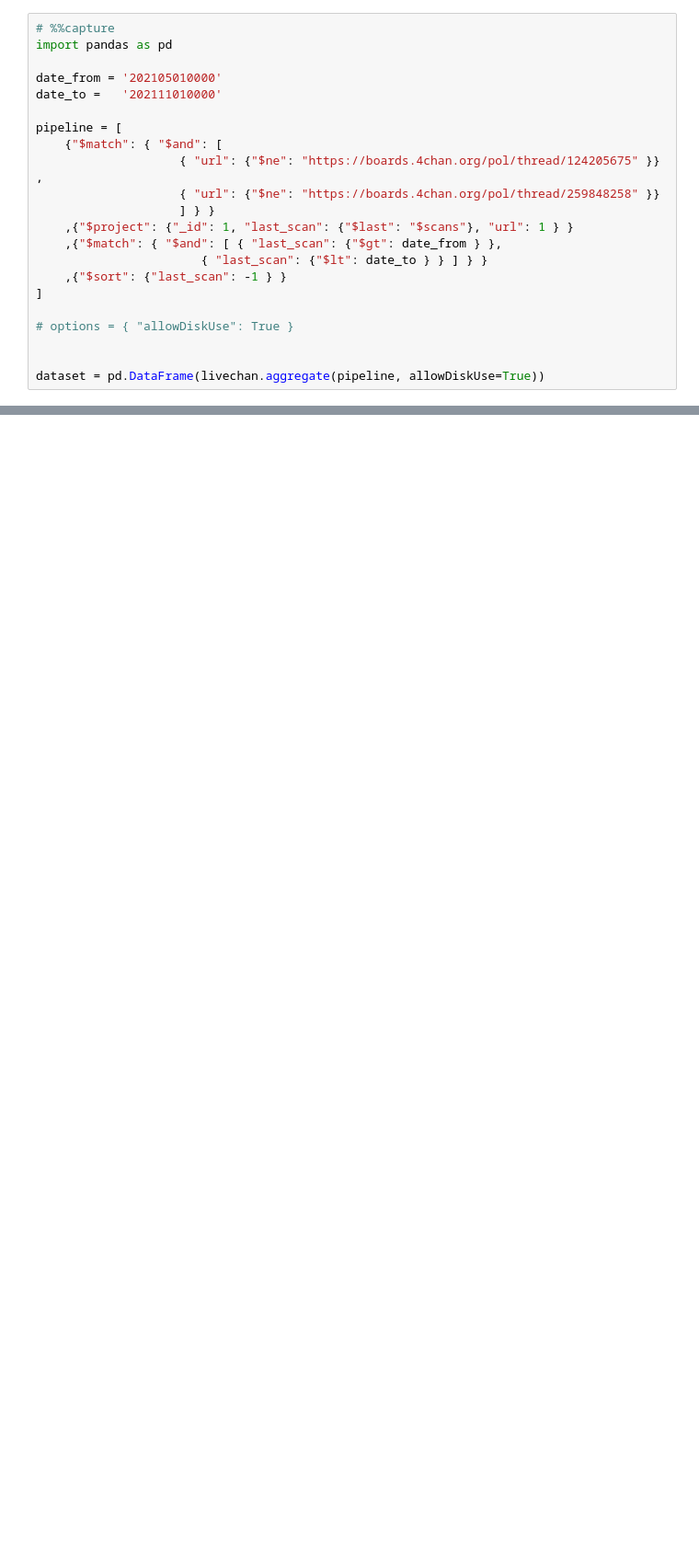
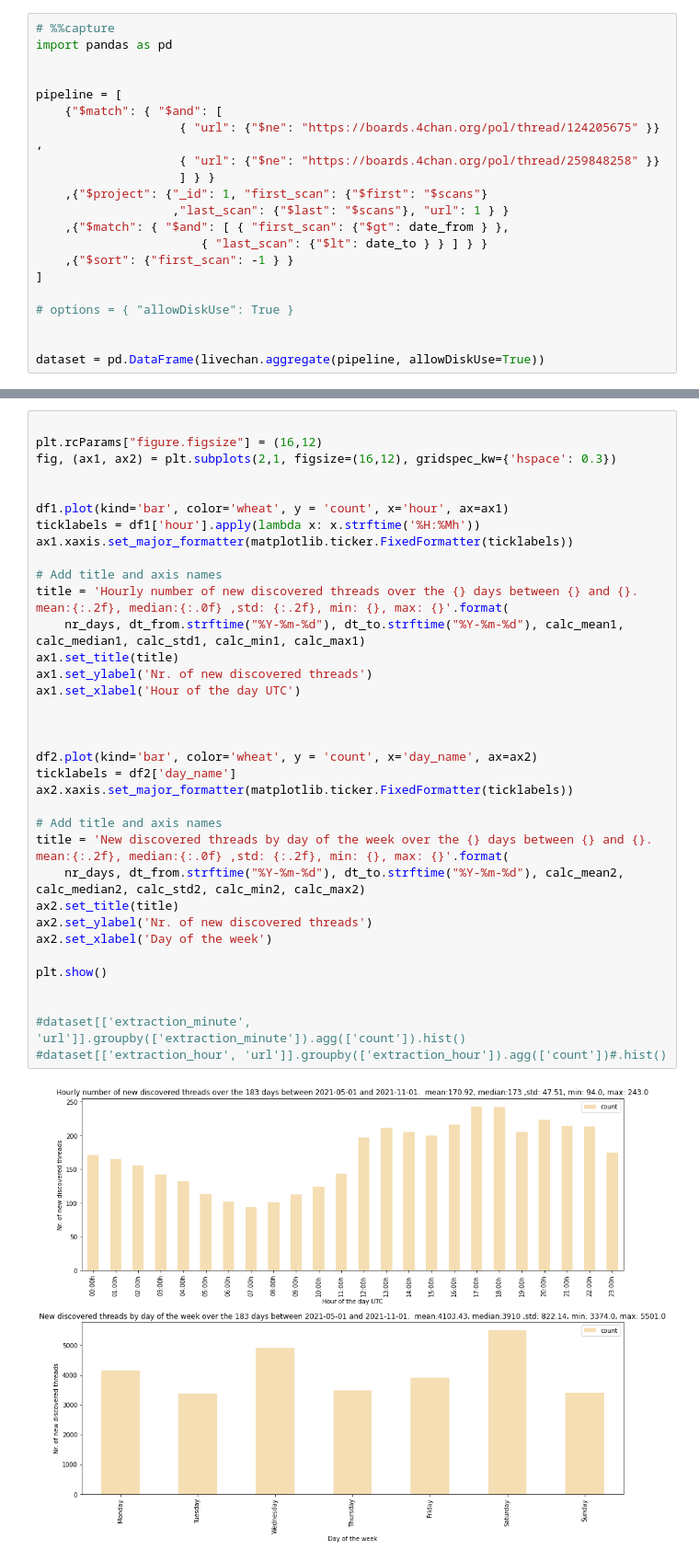
Before and after one commit to yprift01/4chan-data-project, a Jupyter notebook: jupyter/4chan-data-campaign.ipynb, the cells around one changed output, grey strips where cells are left out. Shown at 92% size. Saved outputs shown, nothing was run; the diff lists cells and outputs as text; blank space fills up the shorter version.

```diff
--- a/jupyter/4chan-data-campaign.ipynb
+++ b/jupyter/4chan-data-campaign.ipynb
@@ -37,18 +46,17 @@ livechan = db['y-live-4chan']
 # %%capture
 import pandas as pd
 
-date_from = '202105010000'
-date_to =   '202111010000'
 
 pipeline = [
     {"$match": { "$and": [
                     { "url": {"$ne": "https://boards.4chan.org/pol/thread/124205675" }} ,
                     { "url": {"$ne": "https://boards.4chan.org/pol/thread/259848258" }}
                     ] } }
-    ,{"$project": {"_id": 1, "last_scan": {"$last": "$scans"}, "url": 1 } }
-    ,{"$match": { "$and": [ { "last_scan": {"$gt": date_from } },
+    ,{"$project": {"_id": 1, "first_scan": {"$first": "$scans"}
+                   ,"last_scan": {"$last": "$scans"}, "url": 1 } }
+    ,{"$match": { "$and": [ { "first_scan": {"$gt": date_from } },
                        { "last_scan": {"$lt": date_to } } ] } }
-    ,{"$sort": {"last_scan": -1 } }
+    ,{"$sort": {"first_scan": -1 } }
 ]
 
 # options = { "allowDiskUse": True }
@@ -191,0 +194,37 @@ plt.show()
+# %%
+
+plt.rcParams["figure.figsize"] = (16,12)
+fig, (ax1, ax2) = plt.subplots(2,1, figsize=(16,12), gridspec_kw={'hspace': 0.3})
+
+
+df1.plot(kind='bar', color='wheat', y = 'count', x='hour', ax=ax1)
+ticklabels = df1['hour'].apply(lambda x: x.strftime('%H:%Mh'))
+ax1.xaxis.set_major_formatter(matplotlib.ticker.FixedFormatter(ticklabels))
+
+# Add title and axis names
+title = 'Hourly number of new discovered threads over the {} days between {} and {}.  mean:{:.2f}, median:{:.0f} ,std: {:.2f}, min: {}, max: {}'.format(
+    nr_days, dt_from.strftime("%Y-%m-%d"), dt_to.strftime("%Y-%m-%d"), calc_mean1, calc_median1, calc_std1, calc_min1, calc_max1)
+ax1.set_title(title)
+ax1.set_ylabel('Nr. of new discovered threads')
+ax1.set_xlabel('Hour of the day UTC')
+
+
+
+df2.plot(kind='bar', color='wheat', y = 'count', x='day_name', ax=ax2)
+ticklabels = df2['day_name']
+ax2.xaxis.set_major_formatter(matplotlib.ticker.FixedFormatter(ticklabels))
+
+# Add title and axis names
+title = 'New discovered threads by day of the week over the {} days between {} and {}.  mean:{:.2f}, median:{:.0f} ,std: {:.2f}, min: {}, max: {}'.format(
+    nr_days, dt_from.strftime("%Y-%m-%d"), dt_to.strftime("%Y-%m-%d"), calc_mean2, calc_median2, calc_std2, calc_min2, calc_max2)
+ax2.set_title(title)
+ax2.set_ylabel('Nr. of new discovered threads')
+ax2.set_xlabel('Day of the week')
+
+plt.show()
+
+
+#dataset[['extraction_minute', 'url']].groupby(['extraction_minute']).agg(['count']).hist()
+#dataset[['extraction_hour', 'url']].groupby(['extraction_hour']).agg(['count'])#.hist()
+# %% [output]
+[figure, added]
```
Also changed, not shown: parts of 14 cells of this notebook, 1 other file.
